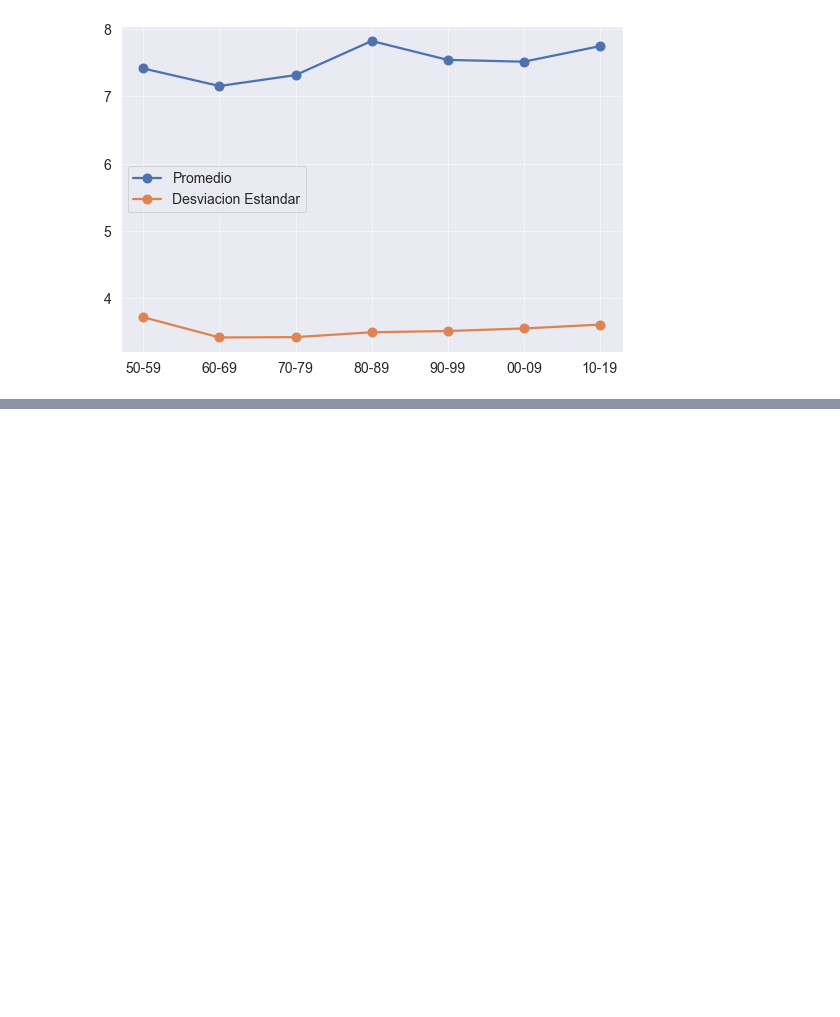
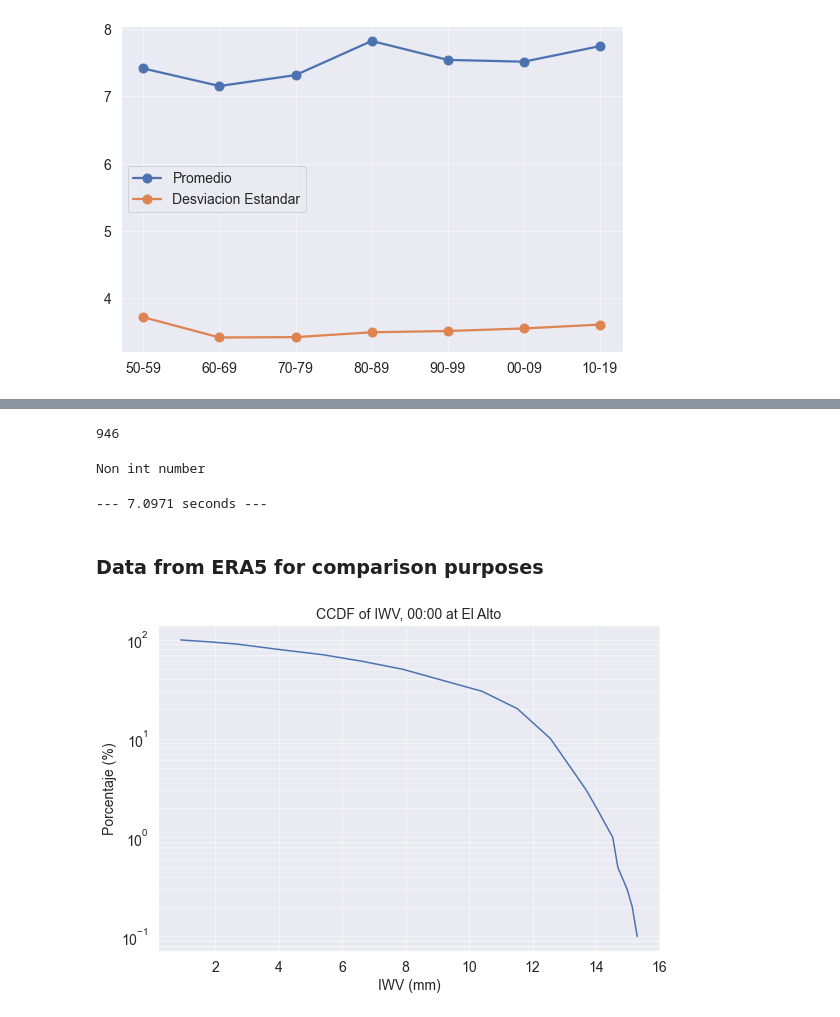
Before and after one commit to gustavomarinovando/era5-analysis, a Jupyter notebook: DataBaseIncreased.ipynb, the cells around one changed output, grey strips where cells are left out. Cells and saved outputs as stored; diff of their text form; code cells hidden in the pictures; blank space fills up the shorter version.

Commit message:
ERA5 data for comparison added

```diff
--- a/DataBaseIncreased.ipynb
+++ b/DataBaseIncreased.ipynb
@@ -11,7 +11,8 @@ from matplotlib import rcParams
 # %%
 rcParams['figure.figsize'] = 9,6
 rcParams['font.size'] = 18
-#rcParams['axes.labelsize'] = 12
+rcParams['axes.labelsize'] = 14
+rcParams['axes.titlesize'] = 14
 rcParams['legend.fontsize'] = 14
 #rcParams['lines.linewidth'] = 2.25
 rcParams['lines.markersize'] = 9
@@ -678,0 +694,41 @@ plt.show()
+# %%
+len(pd.read_csv('RAOB/RAOB.csv'))
+# %% [output]
+946
+# %%
+datefs = pd.date_range('2020-09-16', '2020-11-16', freq='d').strftime('%Y%m%d').tolist()
+a = 1979
+a = '2012-01-26'
+if isinstance(a, int):
+    print('Int number')
+else:
+    print('Non int number')
+# %% [output]
+Non int number
+# %%
+startyear = '2016-06-01'
+endyear = '2020-05-29'
+hourarray = [1200]
+latitude = -16.51
+longitude = -68.17
+inputpath = 'RawData/WVAt/tcwv_ea_comp.grib'
+outputpath = 'TCWV/ElAlto/'
+find_iv(inputpath, outputpath, startyear, endyear, hourarray, latitude, longitude, datafreq='B', outputname='itcwv_comp')
+# %% [output]
+--- 7.0971 seconds ---
+# %% [markdown]
+### Data from ERA5 for comparison purposes
+# %%
+t = []
+loadlist(t, 'TCWV/ElAlto/itcwv_comp_12.txt')
+# %%
+X, ccdf = plotcdf(t, 0)
+Xn = interp_list(ccdf, X, prob_nom)
+plt.semilogy(Xn, prob_nom)
+plt.grid(True, which="both", alpha=0.5)
+plt.title('CCDF of IWV, 00:00 at El Alto')
+plt.xlabel('IWV (mm)')
+plt.ylabel('Porcentaje (%)')
+plt.show()
+# %% [output]
+[figure, added]
```
Also changed, not shown: parts of 9 cells of this notebook, 4 other files.
